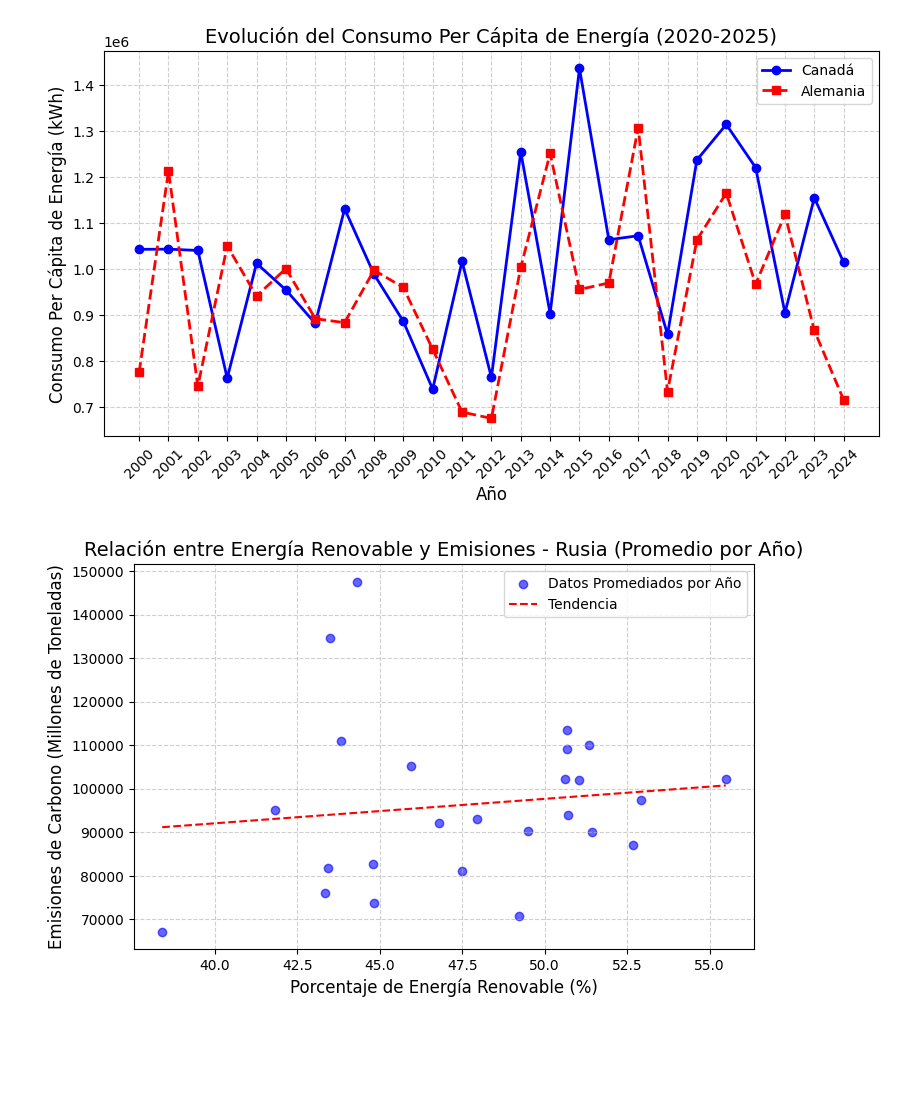
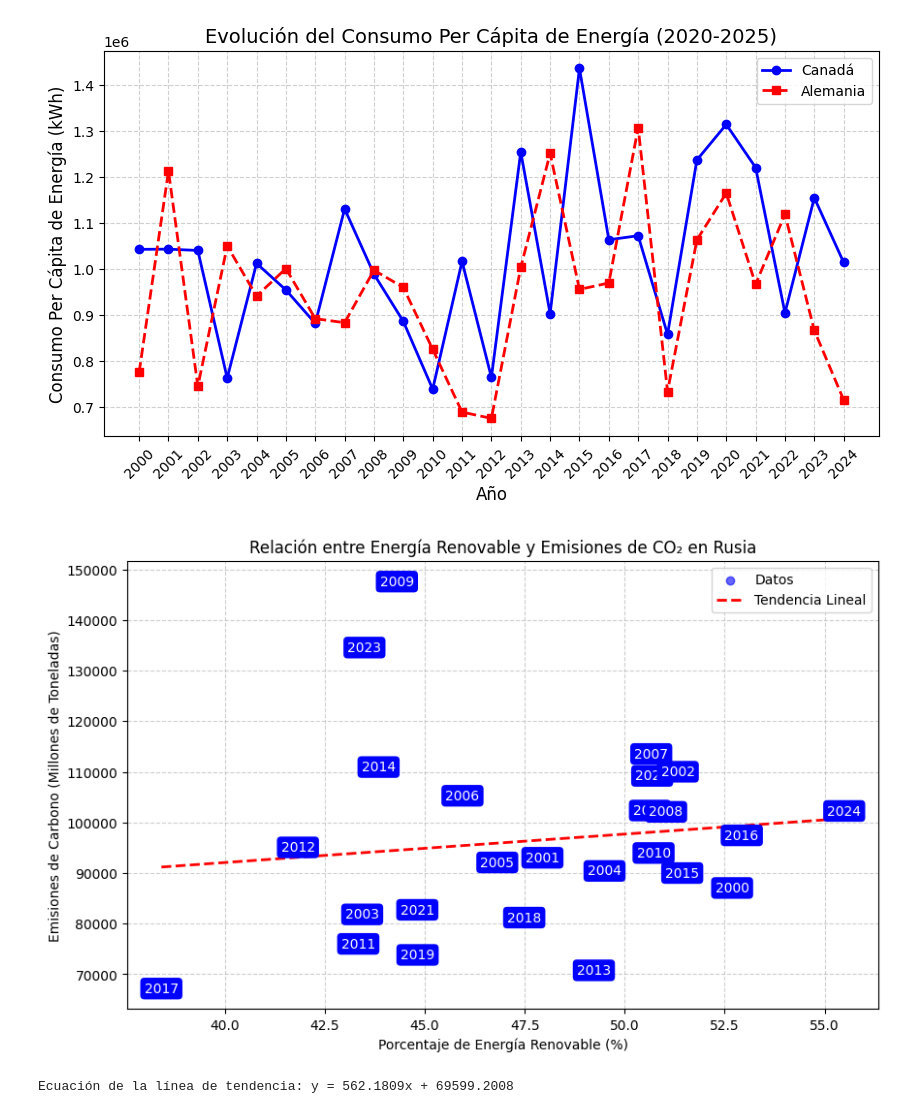
Before and after one commit to RobinsonGo09/analisis, a Jupyter notebook: clase_17_03_25.ipynb, the cells around one changed output. Drawn from its saved outputs; the diff is of its cells as text; code cells hidden in the pictures; blank space fills up the shorter version.

```diff
--- a/clase_17_03_25.ipynb
+++ b/clase_17_03_25.ipynb
@@ -316,40 +316,51 @@ plt.show()
 # %% [output]
 [figure]
 # %%
-# Filtrar datos solo para Rusia
-df_rusia = df[df["Country"] == "Russia"]
+import numpy as np
+import matplotlib.pyplot as plt
 
-# Agrupar por año y calcular el promedio
-df_rusia_grouped = df_rusia.groupby("Year", as_index=False).agg({
-    "Renewable Energy Share (%)": "mean",  # Promedio de energía renovable por año
-    "Carbon Emissions (Million Tons)": "sum"  # Suma total de emisiones por año
-})
+# Ordenar los datos por "Renewable Energy Share (%)"
+df_rusia_grouped = df_rusia_grouped.sort_values(by="Renewable Energy Share (%)")
 
-# Crear la figura
-plt.figure(figsize=(8, 5))
+# Crear el gráfico de dispersión
+plt.figure(figsize=(10, 6))
+plt.scatter(df_rusia_grouped["Renewable Energy Share (%)"],
+            df_rusia_grouped["Carbon Emissions (Million Tons)"],
+            color="blue", alpha=0.6, label="Datos")
 
-# Gráfico de dispersión con datos agrupados
-plt.scatter(df_rusia_grouped["Renewable Energy Share (%)"], df_rusia_grouped["Carbon Emissions (Million Tons)"],
-            color="blue", alpha=0.6, label="Datos Promediados por Año")
+# Agregar etiquetas con los años dentro de los puntos
+for i, year in enumerate(df_rusia_grouped["Year"]):
+    plt.text(df_rusia_grouped["Renewable Energy Share (%)"].iloc[i],
+             df_rusia_grouped["Carbon Emissions (Million Tons)"].iloc[i],
+             str(year), fontsize=10, ha='center', va='center', color="white",
+             bbox=dict(facecolor="blue", edgecolor="none", boxstyle="round,pad=0.3"))
 
 # Ajustar línea de tendencia (Regresión lineal)
-coef = np.polyfit(df_rusia_grouped["Renewable Energy Share (%)"], df_rusia_grouped["Carbon Emissions (Million Tons)"], 1)
+coef = np.polyfit(df_rusia_grouped["Renewable Energy Share (%)"],
+                  df_rusia_grouped["Carbon Emissions (Million Tons)"], 1)
 tendencia = np.poly1d(coef)
 
-# Dibujar la línea de tendencia
+# Crear puntos interpolados para la línea de tendencia
 x_tendencia = np.linspace(df_rusia_grouped["Renewable Energy Share (%)"].min(),
                           df_rusia_grouped["Renewable Energy Share (%)"].max(), 100)
 y_tendencia = tendencia(x_tendencia)
-plt.plot(x_tendencia, y_tendencia, color="red", linestyle="--", label="Tendencia")
 
-# Personalizar gráfico
-plt.xlabel("Porcentaje de Energía Renovable (%)", fontsize=12)
-plt.ylabel("Emisiones de Carbono (Millones de Toneladas)", fontsize=12)
-plt.title("Relación entre Energía Renovable y Emisiones - Rusia (Promedio por Año)", fontsize=14)
+# Dibujar la línea de tendencia
+plt.plot(x_tendencia, y_tendencia,
+         color="red", linestyle="--", linewidth=2, label="Tendencia Lineal")
+
+# Personalizar el gráfico
+plt.xlabel("Porcentaje de Energía Renovable (%)")
+plt.ylabel("Emisiones de Carbono (Millones de Toneladas)")
+plt.title("Relación entre Energía Renovable y Emisiones de CO₂ en Rusia")
 plt.legend()
 plt.grid(True, linestyle="--", alpha=0.6)
 
-# Mostrar gráfico
+# Mostrar el gráfico
 plt.show()
+
+# Imprimir la ecuación de la línea de tendencia
+print(f"Ecuación de la línea de tendencia: y = {coef[0]:.4f}x + {coef[1]:.4f}")
 # %% [output]
-[figure, old version]
+[figure, new version]
+Ecuación de la línea de tendencia: y = 562.1809x + 69599.2008
```
Also changed, not shown: parts of 1 cell of this notebook.
